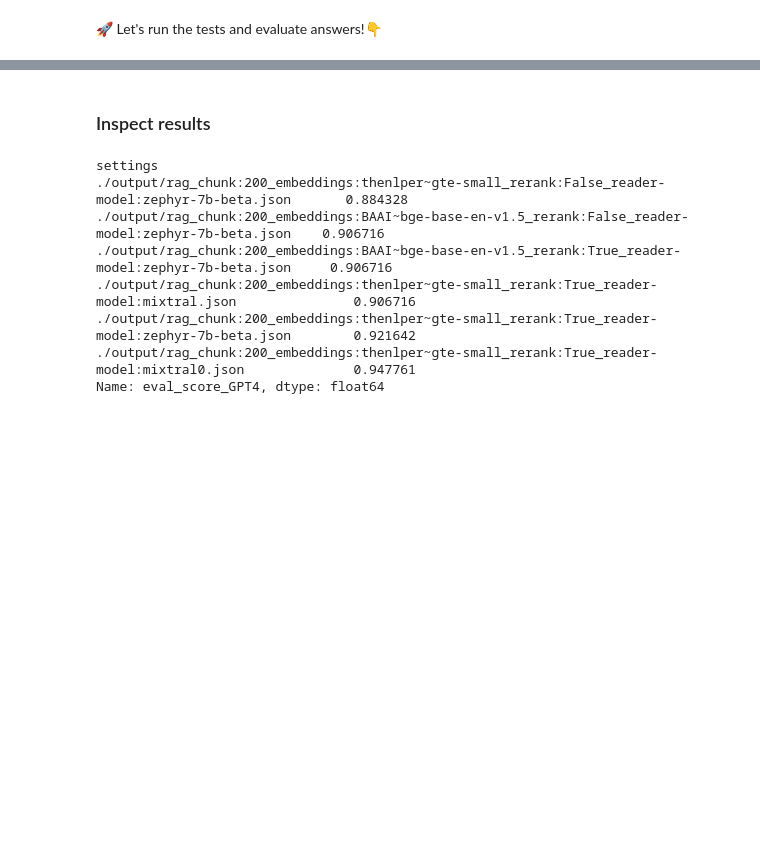
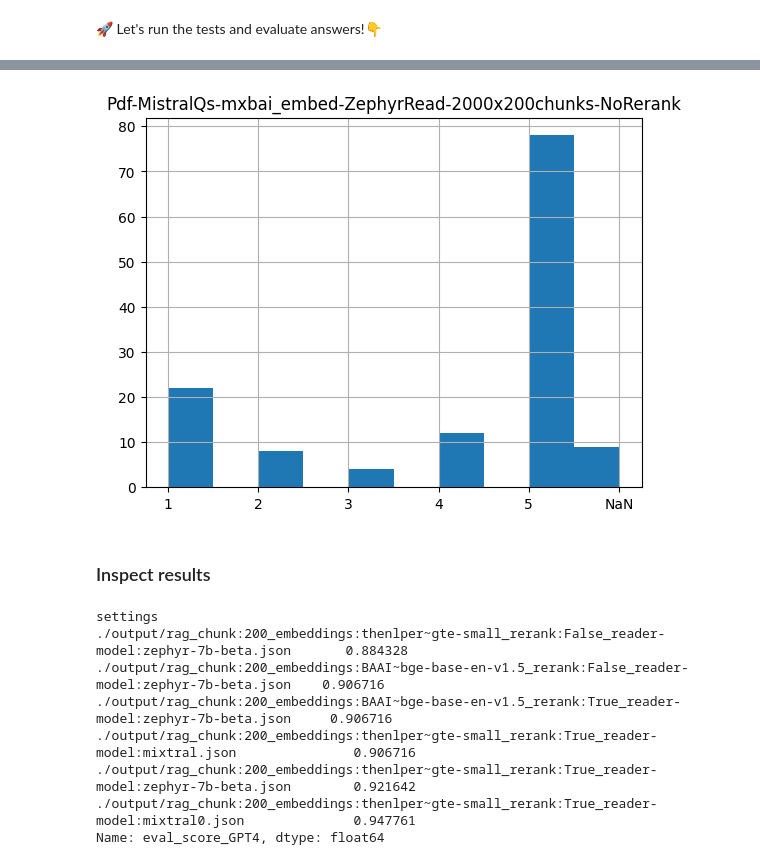
Before and after one commit to dapopov-st/arXiv-llms-assistant, a Jupyter notebook: nbs/RAG_over_arXiv_PDFs_Evaluation3-Experiments.ipynb, the cells around one changed output, grey strips where cells are left out. Saved outputs shown, nothing was run; the diff lists cells and outputs as text; code cells hidden in the pictures; blank space fills up the shorter version.

```diff
--- a/nbs/RAG_over_arXiv_PDFs_Evaluation3-Experiments.ipynb
+++ b/nbs/RAG_over_arXiv_PDFs_Evaluation3-Experiments.ipynb
@@ -110,7 +114,8 @@ from langchain.storage import LocalFileStore
 
 store = LocalFileStore("./cache/")
 
-embed_model_id = 'sentence-transformers/all-MiniLM-L6-v2'
+#embed_model_id = 'sentence-transformers/all-MiniLM-L6-v2'
+embed_model_id = 'mixedbread-ai/mxbai-embed-large-v1'
 
 core_embeddings_model = HuggingFaceEmbeddings(
     model_name=embed_model_id
@@ -965,5 +1057,5 @@ def evaluate_answers(
         # with open(answer_path, "w") as f:
         #     json.dump(answers, f)
 # %%
-temp=evaluate_answers(answer_path='/home/mainuser/Desktop/LLMs/RagOverArXiv/data/MistralQs-all_MiniLM_L6_v2Embed-ZephyrRead-2000x200chunks-NoRerank.csv',
+temp=evaluate_answers(answer_path='../data/pdfs_ws_mrkp_test/MistralQs-mxbai_embed-ZephyrRead-2000x200chunks-NoRerank.csv',
                  eval_chat_model=judge_llm,settings=judge_settings,evaluation_prompt=EVALUATION_PROMPT)
@@ -972,5 +1103,5 @@ temp=evaluate_answers(answer_path='/home/mainuser/Desktop/LLMs/RagOverArXiv/data
 # %%
-temp = pd.read_csv('/home/mainuser/Desktop/LLMs/RagOverArXiv/data/MistralQs-all_MiniLM_L6_v2Embed-ZephyrRead-2000x200chunks-NoRerank.csv')
+#temp = pd.read_csv('/home/mainuser/Desktop/LLMs/RagOverArXiv/data/MistralQs-all_MiniLM_L6_v2Embed-ZephyrRead-2000x200chunks-NoRerank.csv')
 # %%
 temp.columns
 # %% [output]
@@ -984,3 +1113,10 @@ temp.eval_score_PrometheusEval.sort_values().hist()
+# %%
+import matplotlib.pyplot as plt
+temp.eval_score.sort_values().hist()
+plt.title("Pdf-MistralQs-mxbai_embed-ZephyrRead-2000x200chunks-NoRerank");
+plt.savefig('../data/pdfs_ws_mrkp_test/Pdf-MistralQs-mxbai_embed-ZephyrRead-2000x200chunks-NoRerank-Evaluated.png')
+# %% [output]
+[figure, added]
 # %%
 if not os.path.exists("./output"):
     os.mkdir("./output")
```
Also changed, not shown: parts of 33 cells of this notebook.
